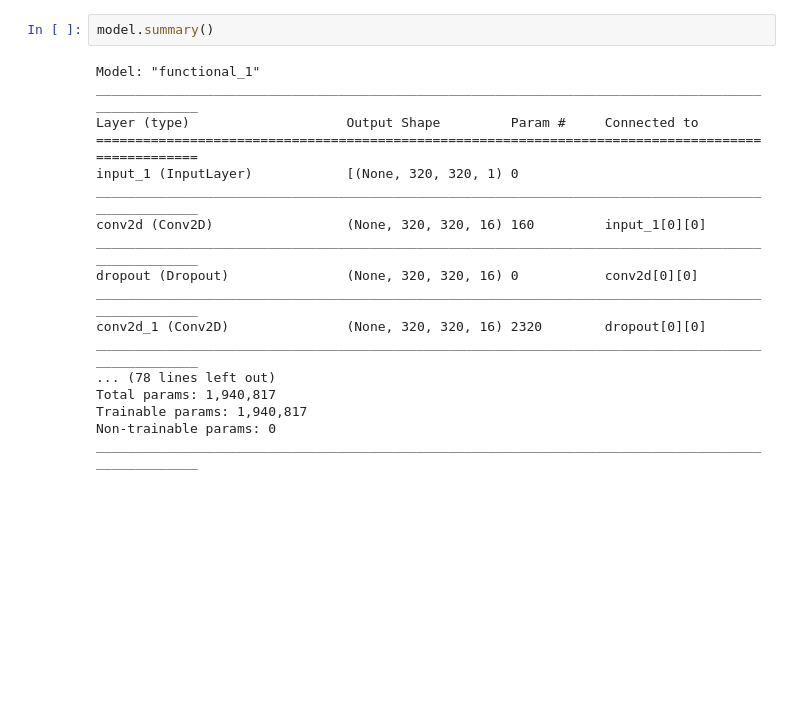
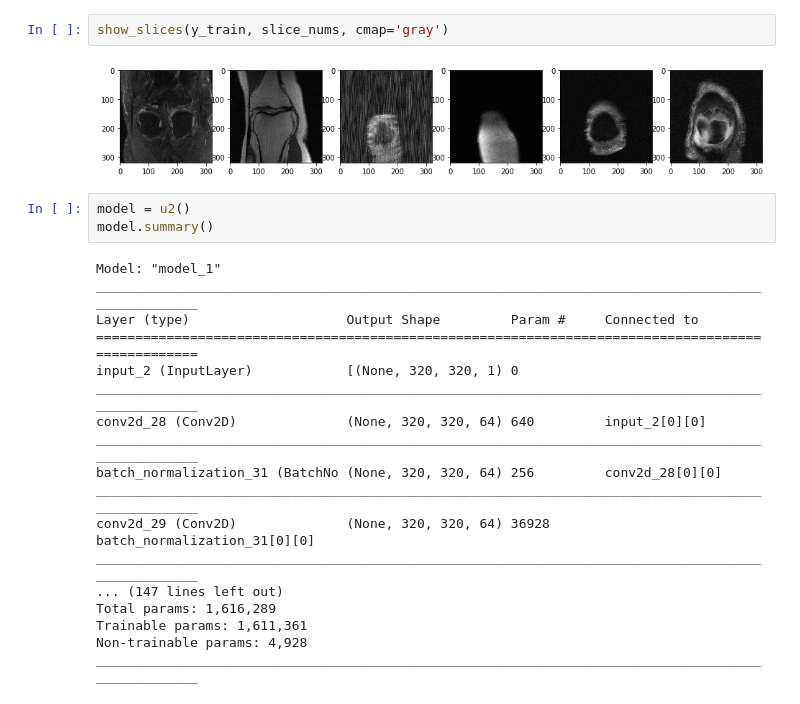
Before and after one commit to kazishuvo22/fastMRI-Reconstruction, a Jupyter notebook: Unet_train.ipynb, the cells around one changed output. Cells and saved outputs as stored; diff of their text form; blank space fills up the shorter version.

```diff
--- a/Unet_train.ipynb
+++ b/Unet_train.ipynb
@@ -105,21 +70,26 @@ model= unet()
+# %%
+show_slices(y_train, slice_nums, cmap='gray')
+# %% [output]
+[figure, added]
 # %%
+model = u2()
 model.summary()
 # %% [output]
-Model: "functional_1"
+Model: "model_1"
 __________________________________________________________________________________________________
 Layer (type)                    Output Shape         Param #     Connected to
 ==================================================================================================
-input_1 (InputLayer)            [(None, 320, 320, 1) 0
+input_2 (InputLayer)            [(None, 320, 320, 1) 0
 __________________________________________________________________________________________________
-conv2d (Conv2D)                 (None, 320, 320, 16) 160         input_1[0][0]
+conv2d_28 (Conv2D)              (None, 320, 320, 64) 640         input_2[0][0]
 __________________________________________________________________________________________________
-dropout (Dropout)               (None, 320, 320, 16) 0           conv2d[0][0]
+batch_normalization_31 (BatchNo (None, 320, 320, 64) 256         conv2d_28[0][0]
 __________________________________________________________________________________________________
-conv2d_1 (Conv2D)               (None, 320, 320, 16) 2320        dropout[0][0]
+conv2d_29 (Conv2D)              (None, 320, 320, 64) 36928       batch_normalization_31[0][0]
 __________________________________________________________________________________________________
-... (78 lines left out)
-Total params: 1,940,817
-Trainable params: 1,940,817
-Non-trainable params: 0
+... (147 lines left out)
+Total params: 1,616,289
+Trainable params: 1,611,361
+Non-trainable params: 4,928
 __________________________________________________________________________________________________
 # %%
```
Also changed, not shown: parts of 15 cells of this notebook, 9 other files.
